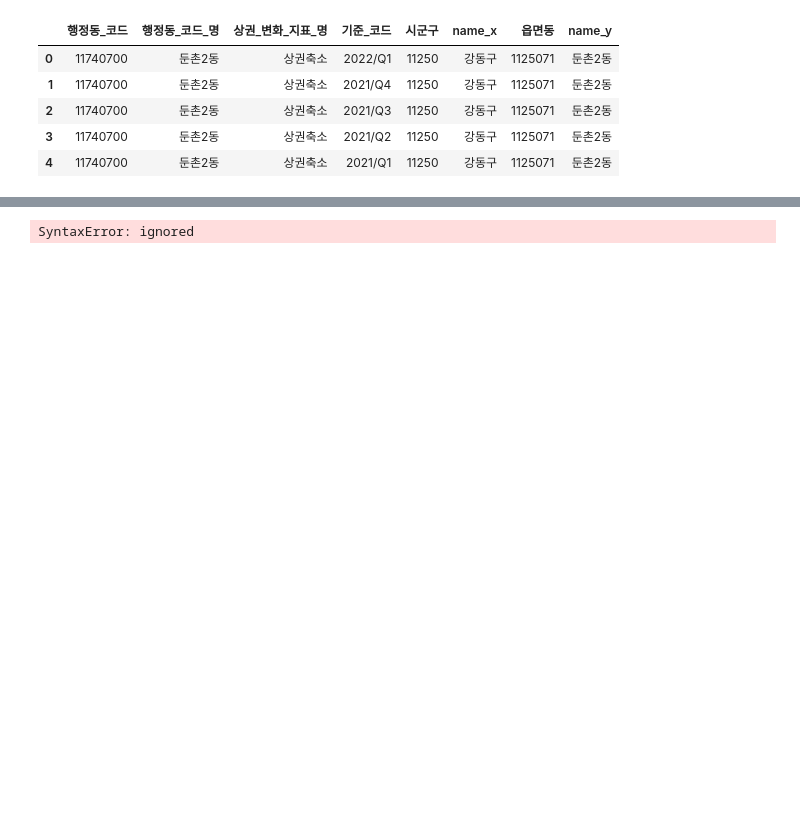
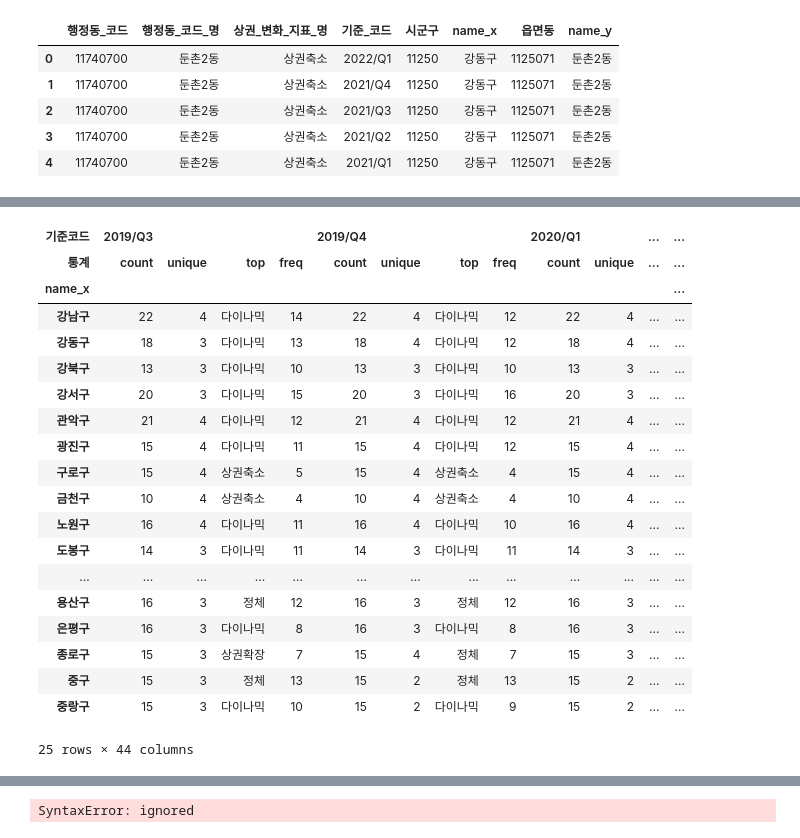
Before and after one commit to YongWanJin/KDTteam5_semiproject, a Jupyter notebook: code/상권변화지표_행정동별.ipynb, the cells around one changed output, grey strips where cells are left out. Drawn from its saved outputs; the diff is of its cells as text; code cells hidden in the pictures; blank space fills up the shorter version.

```diff
--- a/code/상권변화지표_행정동별.ipynb
+++ b/code/상권변화지표_행정동별.ipynb
@@ -154,0 +105,3 @@ data[(data['행정동_코드_명'] == '신사동')]
+# %%
+for i in biz_area_chg[(biz_area_chg['행정동_코드_명']=='신사동')&(biz_area_chg['행정동_코드']=='11620685')].index:
+  biz_area_chg.at[i, '행정동_코드_명'] = '신사동(강남구)'
@@ -251,0 +214,7 @@ biz_area_chg.head()
+# %%
+#읍면동의 겹치는 신사동 이름변경 필요
+for i in gu_dong[(gu_dong['name_y']=='신사동')&(gu_dong['읍면동']==1121068)].index:
+  gu_dong.at[i, 'name_y'] = '신사동(관악구)'
+# %%
+for i in gu_dong[(gu_dong['name_y']=='신사동')&(gu_dong['읍면동']==1123051)].index:
+  gu_dong.at[i, 'name_y'] = '신사동(강남구)'
@@ -318,0 +237,4 @@ biz_pivot2
+# %%
+#다중 인덱스(구&동 분류)로 데이터 재구조화
+biz_pivot = biz_loc.pivot(index=['name_x','행정동_코드_명'], columns='기준_코드', values='상권_변화_지표_명')
+biz_pivot.head()
@@ -318,0 +249,26 @@ biz_pivot2
+# %%
+#자치구별로 빈도수가 가장 높은 상권_변화_지표_명 추출
+biz_freq = biz_pivot.copy()
+biz_freq = biz_freq.groupby('name_x').describe(include='object')
+biz_freq.columns.names = ['기준코드', '통계']
+# %% [output]
+| 기준코드 | 2019/Q3 |  |  |  | 2019/Q4 |  |  |  | 2020/Q1 |  | ... | ... |
+| 통계 | count | unique | top | freq | count | unique | top | freq | count | unique | ... | ... |
+| name_x |  |  |  |  |  |  |  |  |  |  |  | ... |
+| 강남구 | 22 | 4 | 다이나믹 | 14 | 22 | 4 | 다이나믹 | 12 | 22 | 4 | ... | ... |
+| 강동구 | 18 | 3 | 다이나믹 | 13 | 18 | 4 | 다이나믹 | 12 | 18 | 4 | ... | ... |
+| 강북구 | 13 | 3 | 다이나믹 | 10 | 13 | 3 | 다이나믹 | 10 | 13 | 3 | ... | ... |
+| 강서구 | 20 | 3 | 다이나믹 | 15 | 20 | 3 | 다이나믹 | 16 | 20 | 3 | ... | ... |
+| 관악구 | 21 | 4 | 다이나믹 | 12 | 21 | 4 | 다이나믹 | 12 | 21 | 4 | ... | ... |
+| 광진구 | 15 | 4 | 다이나믹 | 11 | 15 | 4 | 다이나믹 | 12 | 15 | 4 | ... | ... |
+| 구로구 | 15 | 4 | 상권축소 | 5 | 15 | 4 | 상권축소 | 4 | 15 | 4 | ... | ... |
+| 금천구 | 10 | 4 | 상권축소 | 4 | 10 | 4 | 상권축소 | 4 | 10 | 4 | ... | ... |
+| 노원구 | 16 | 4 | 다이나믹 | 11 | 16 | 4 | 다이나믹 | 10 | 16 | 4 | ... | ... |
+| 도봉구 | 14 | 3 | 다이나믹 | 11 | 14 | 3 | 다이나믹 | 11 | 14 | 3 | ... | ... |
+| ... | ... | ... | ... | ... | ... | ... | ... | ... | ... | ... | ... | ... |
+| 용산구 | 16 | 3 | 정체 | 12 | 16 | 3 | 정체 | 12 | 16 | 3 | ... | ... |
+| 은평구 | 16 | 3 | 다이나믹 | 8 | 16 | 3 | 다이나믹 | 8 | 16 | 3 | ... | ... |
+| 종로구 | 15 | 3 | 상권확장 | 7 | 15 | 4 | 정체 | 7 | 15 | 3 | ... | ... |
+| 중구 | 15 | 3 | 정체 | 13 | 15 | 2 | 정체 | 13 | 15 | 2 | ... | ... |
+| 중랑구 | 15 | 3 | 다이나믹 | 10 | 15 | 2 | 다이나믹 | 9 | 15 | 2 | ... | ... |
+25 rows × 44 columns
```
Also changed, not shown: parts of 17 cells of this notebook.
